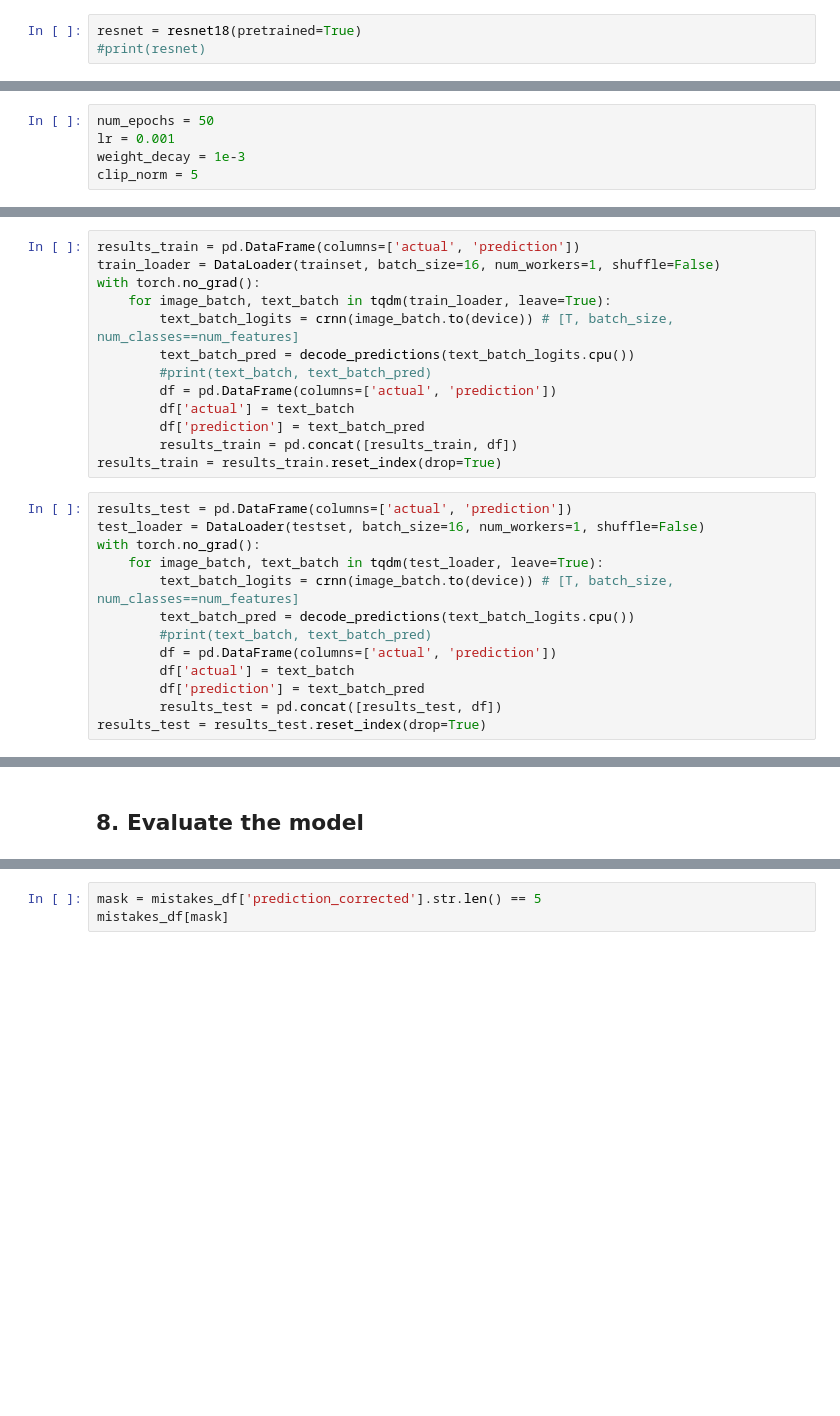
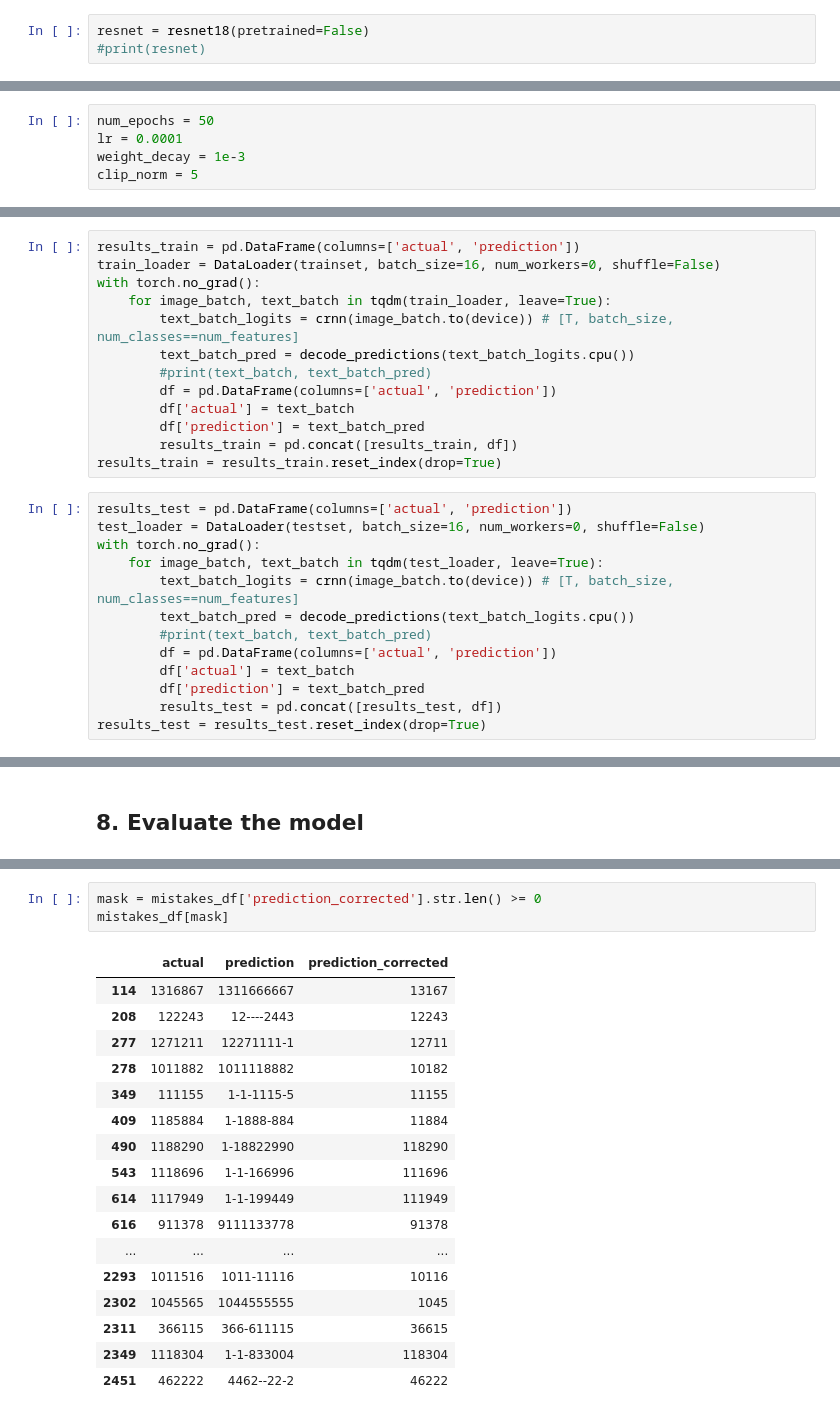
Before and after one commit to Fogrexon/GenshinDamageAnalyzer, a Jupyter notebook: testocr.ipynb, the cells around one changed output, grey strips where cells are left out. Saved outputs shown, nothing was run; the diff lists cells and outputs as text; blank space fills up the shorter version.

```diff
--- a/testocr.ipynb
+++ b/testocr.ipynb
@@ -121,5 +183,5 @@ print(device)
 # %%
-resnet = resnet18(pretrained=True)
+resnet = resnet18(pretrained=False)
 #print(resnet)
 # %%
 class CRNN(nn.Module):
@@ -248,7 +314,7 @@ compute_loss(text_batch, text_batch_logits)
 ## 6. Train model
 # %%
 num_epochs = 50
-lr = 0.001
+lr = 0.0001
 weight_decay = 1e-3
 clip_norm = 5
 # %%
@@ -315,7 +397,7 @@ def decode_predictions(text_batch_logits):
     return text_batch_tokens_new
 # %%
 results_train = pd.DataFrame(columns=['actual', 'prediction'])
-train_loader = DataLoader(trainset, batch_size=16, num_workers=1, shuffle=False)
+train_loader = DataLoader(trainset, batch_size=16, num_workers=0, shuffle=False)
 with torch.no_grad():
     for image_batch, text_batch in tqdm(train_loader, leave=True):
         text_batch_logits = crnn(image_batch.to(device)) # [T, batch_size, num_classes==num_features]
@@ -328,7 +410,7 @@ with torch.no_grad():
 results_train = results_train.reset_index(drop=True)
 # %%
 results_test = pd.DataFrame(columns=['actual', 'prediction'])
-test_loader = DataLoader(testset, batch_size=16, num_workers=1, shuffle=False)
+test_loader = DataLoader(testset, batch_size=16, num_workers=0, shuffle=False)
 with torch.no_grad():
     for image_batch, text_batch in tqdm(test_loader, leave=True):
         text_batch_logits = crnn(image_batch.to(device)) # [T, batch_size, num_classes==num_features]
@@ -376,4 +511,22 @@ print(mistakes_df['prediction_corrected'].str.len().value_counts())
 # %%
-mask = mistakes_df['prediction_corrected'].str.len() == 5
+mask = mistakes_df['prediction_corrected'].str.len() >= 0
 mistakes_df[mask]
+# %% [output]
+|  | actual | prediction | prediction_corrected |
+| 114 | 1316867 | 1311666667 | 13167 |
+| 208 | 122243 | 12----2443 | 12243 |
+| 277 | 1271211 | 12271111-1 | 12711 |
+| 278 | 1011882 | 1011118882 | 10182 |
+| 349 | 111155 | 1-1-1115-5 | 11155 |
+| 409 | 1185884 | 1-1888-884 | 11884 |
+| 490 | 1188290 | 1-18822990 | 118290 |
+| 543 | 1118696 | 1-1-166996 | 111696 |
+| 614 | 1117949 | 1-1-199449 | 111949 |
+| 616 | 911378 | 9111133778 | 91378 |
+| ... | ... | ... | ... |
+| 2293 | 1011516 | 1011-11116 | 10116 |
+| 2302 | 1045565 | 1044555555 | 1045 |
+| 2311 | 366115 | 366-611115 | 36615 |
+| 2349 | 1118304 | 1-1-833004 | 118304 |
+| 2451 | 462222 | 4462--22-2 | 46222 |
 # %%
```
Also changed, not shown: parts of 30 cells of this notebook, 7 other files.
